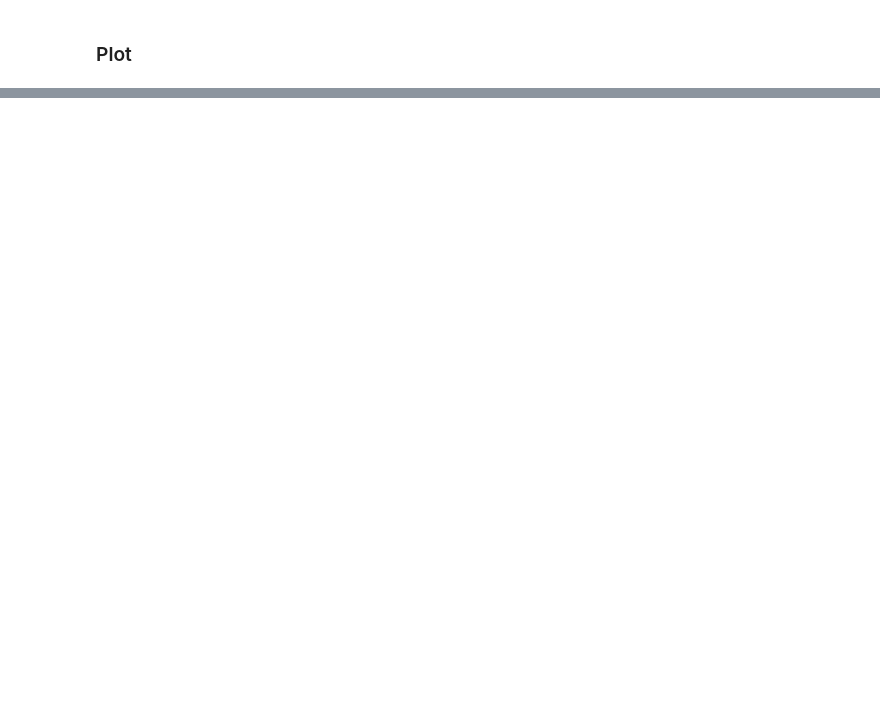
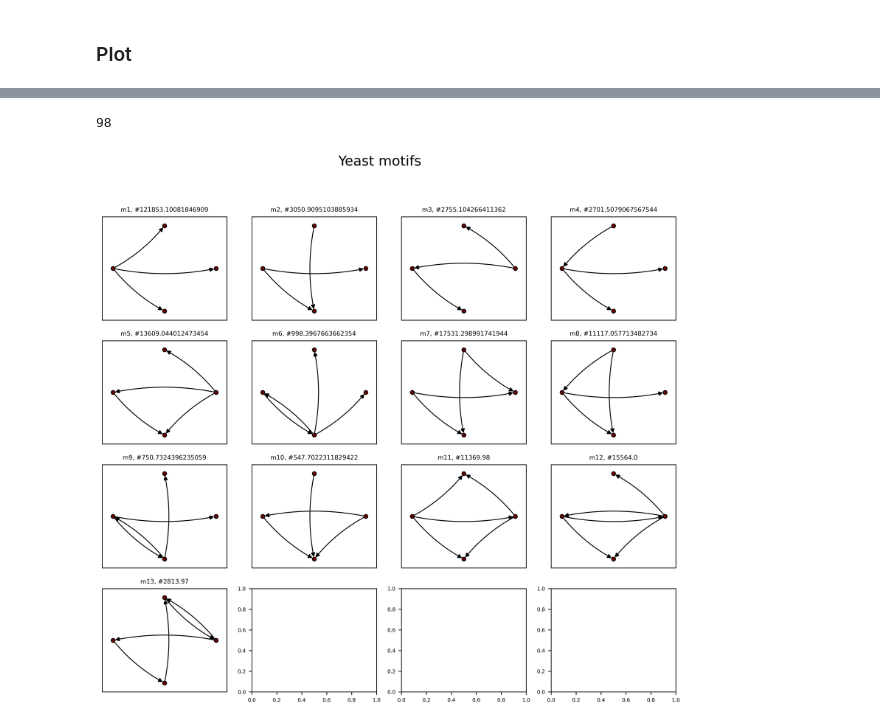
Before and after one commit to gioffo/lfn_project, a Jupyter notebook: test_plots.ipynb, the cells around one changed output, grey strips where cells are left out. Saved outputs shown, nothing was run; the diff lists cells and outputs as text; code cells hidden in the pictures; blank space fills up the shorter version.

```diff
--- a/test_plots.ipynb
+++ b/test_plots.ipynb
@@ -77,0 +108,33 @@ Text(0.5, 1.0, 'Z-scores')
+# %%
+motifs_nx2 = list()
+for subg in sig2[0]:
+    el = list()
+    el += subg.iter_edges()
+    motifs_nx2 += [nx.from_edgelist(el,create_using=nx.DiGraph())]
+print(len(motifs_nx))
+# %% [output]
+98
+# %%
+n_motifs    = len(sig2[0])
+base        = math.ceil(math.sqrt(n_motifs))
+height      = math.ceil(n_motifs/base)
+fig, ax     = plt.subplots(height, base, figsize=(12, 10))
+fig.suptitle("Yeast motifs",fontsize=16)
+for i,motif in enumerate(motifs_nx2,1):
+    try:
+        y = ((i-1) % base)
+        x = math.floor((i-1)/base)
+        ax[x,y].set_title(f"m{i}, #{sig2[1][i-1]}")
+        # gt.graph_draw(motif,mplfig=ax[x,y],nodesfirst=True)
+        # nx.draw_networkx(motif,ax=ax[x,y],with_labels=False)
+        qt_draw2(g=motif,axis_pos=ax[x,y])
+    except IndexError:
+        print(i,x,y)
+# len(sig_list[0])
+# n = list()
+# for i in range(1,n_motifs+1):
+#     n += [f"m{i}"]
+# ax[2,3].bar(n,sig_list[1],color="darkred",edgecolor="black",linewidth=1)
+# ax[2,3].set_title("Z-scores")
+# %% [output]
+[figure, added]
```
Also changed, not shown: parts of 12 cells of this notebook, 2 other files.
